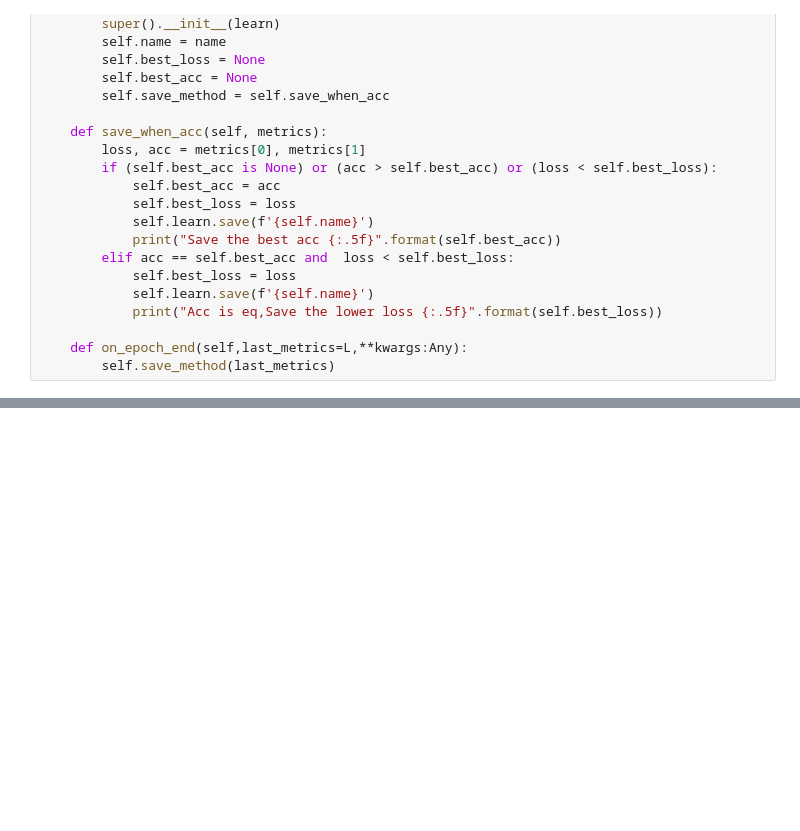
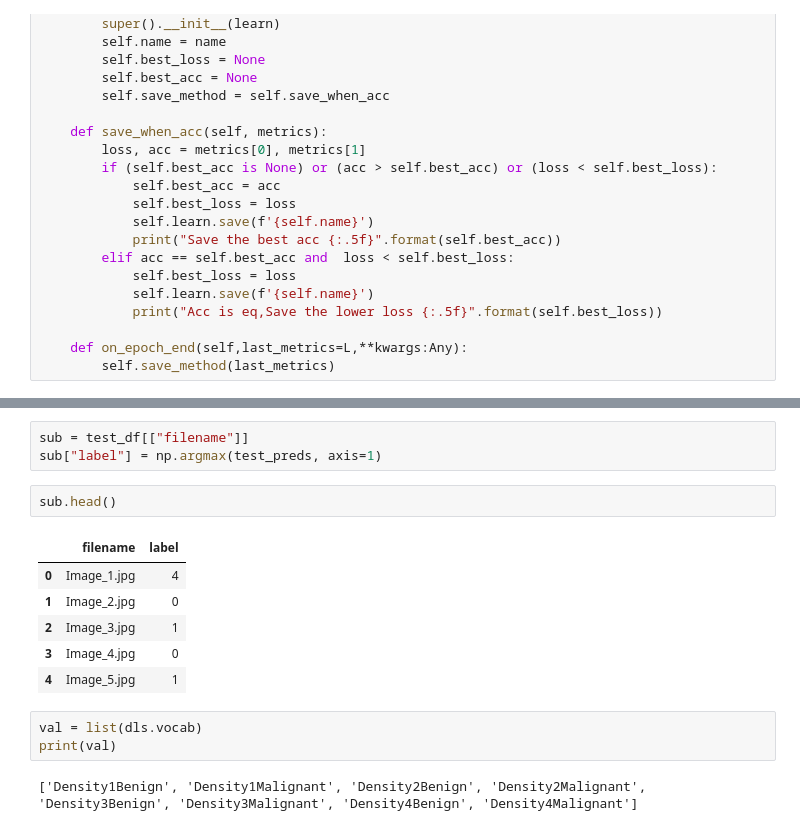
Before and after one commit to ganiesenov/Breast_cancer_related, a Jupyter notebook: training-inbreast-dataset-with-a-custom-cnn.ipynb, the cells around one changed output, grey strips where cells are left out. Cells and saved outputs as stored; diff of their text form; blank space fills up the shorter version.

```diff
--- a/training-inbreast-dataset-with-a-custom-cnn.ipynb
+++ b/training-inbreast-dataset-with-a-custom-cnn.ipynb
@@ -1035,0 +1057,17 @@ Starting fold 0
+# %%
+sub = test_df[["filename"]]
+sub["label"] = np.argmax(test_preds, axis=1)
+# %%
+sub.head()
+# %% [output]
+|  | filename | label |
+| 0 | Image_1.jpg | 4 |
+| 1 | Image_2.jpg | 0 |
+| 2 | Image_3.jpg | 1 |
+| 3 | Image_4.jpg | 0 |
+| 4 | Image_5.jpg | 1 |
+# %%
+val = list(dls.vocab)
+print(val)
+# %% [output]
+['Density1Benign', 'Density1Malignant', 'Density2Benign', 'Density2Malignant', 'Density3Benign', 'Density3Malignant', 'Density4Benign', 'Density4Malignant']
```
Also changed, not shown: parts of 13 cells of this notebook.
